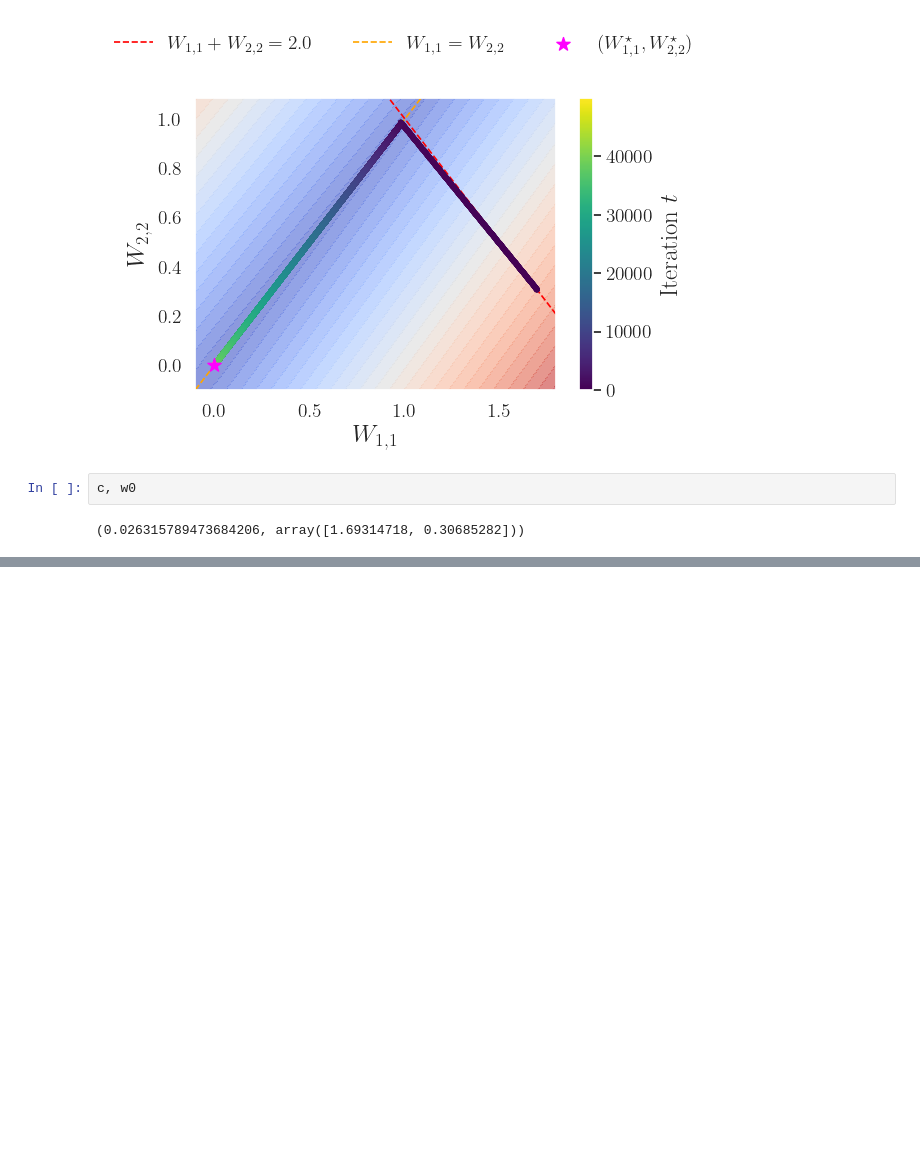
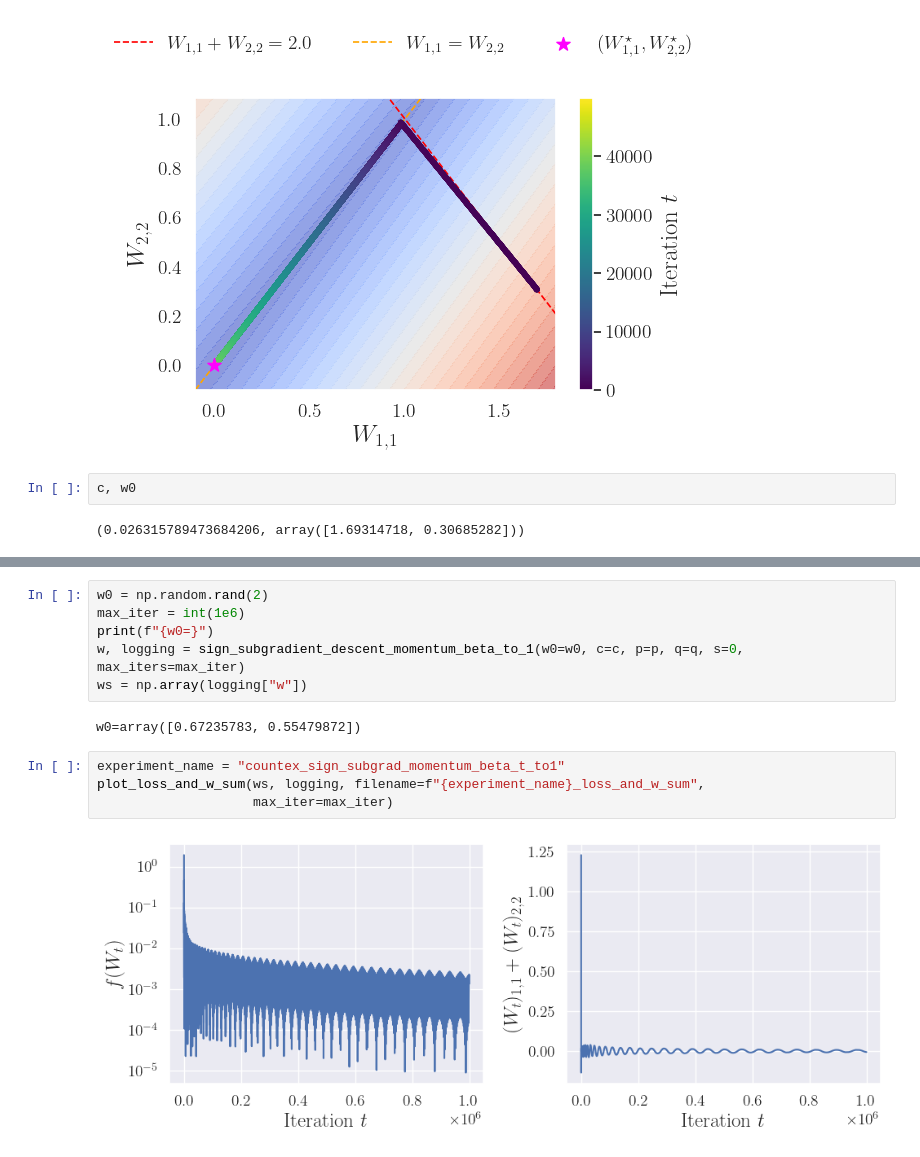
Before and after one commit to parshakova/nonsmooth_lipschitz, a Jupyter notebook: counterexample_single_c_w0.ipynb, the cells around one changed output, grey strips where cells are left out. Cells and saved outputs as stored; diff of their text form; blank space fills up the shorter version.

```diff
--- a/counterexample_single_c_w0.ipynb
+++ b/counterexample_single_c_w0.ipynb
@@ -159,0 +172,14 @@ c, w0
+# %%
+w0 = np.random.rand(2)
+max_iter = int(1e6)
+print(f"{w0=}")
+w, logging = sign_subgradient_descent_momentum_beta_to_1(w0=w0, c=c, p=p, q=q, s=0, max_iters=max_iter)
+ws = np.array(logging["w"])
+# %% [output]
+w0=array([0.67235783, 0.55479872])
+# %%
+experiment_name = "countex_sign_subgrad_momentum_beta_t_to1"
+plot_loss_and_w_sum(ws, logging, filename=f"{experiment_name}_loss_and_w_sum",
+                    max_iter=max_iter)
+# %% [output]
+[figure, added]
```
Also changed, not shown: parts of 2 cells of this notebook, 1 other file.
